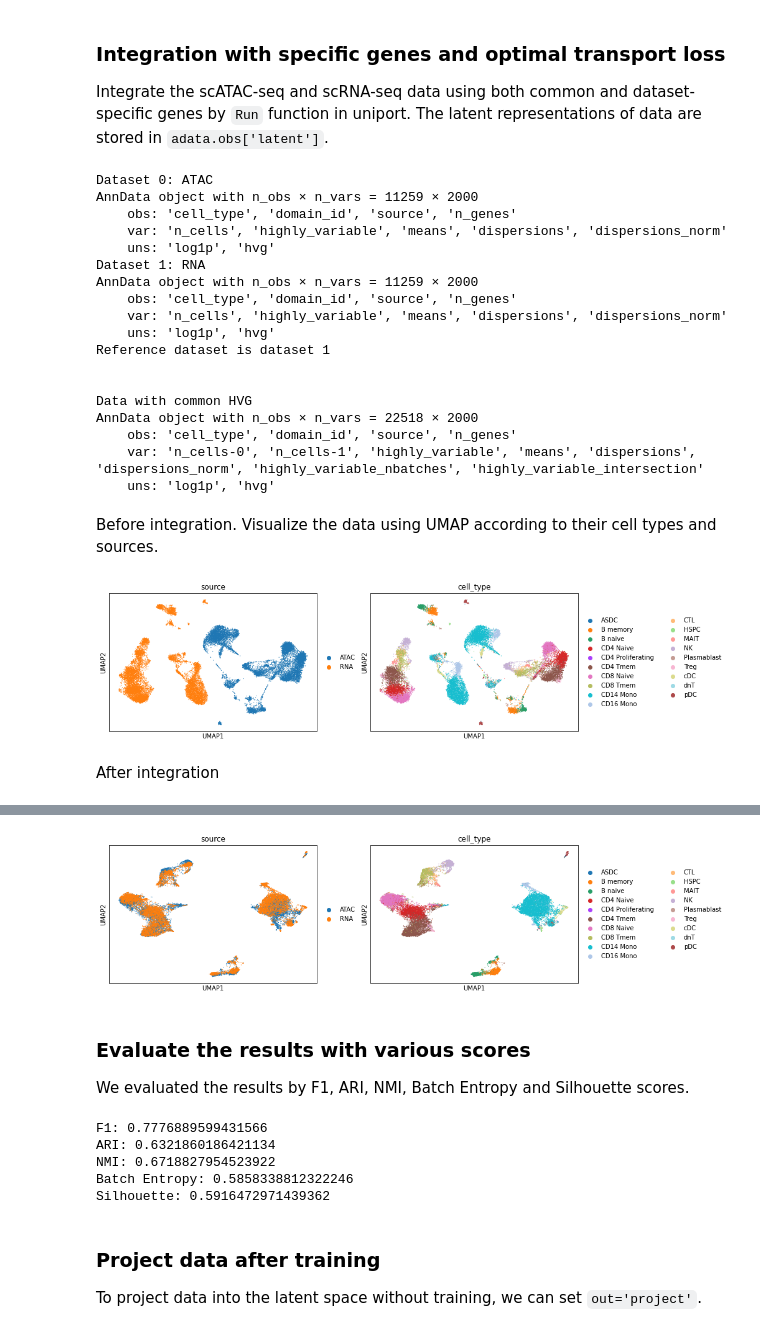
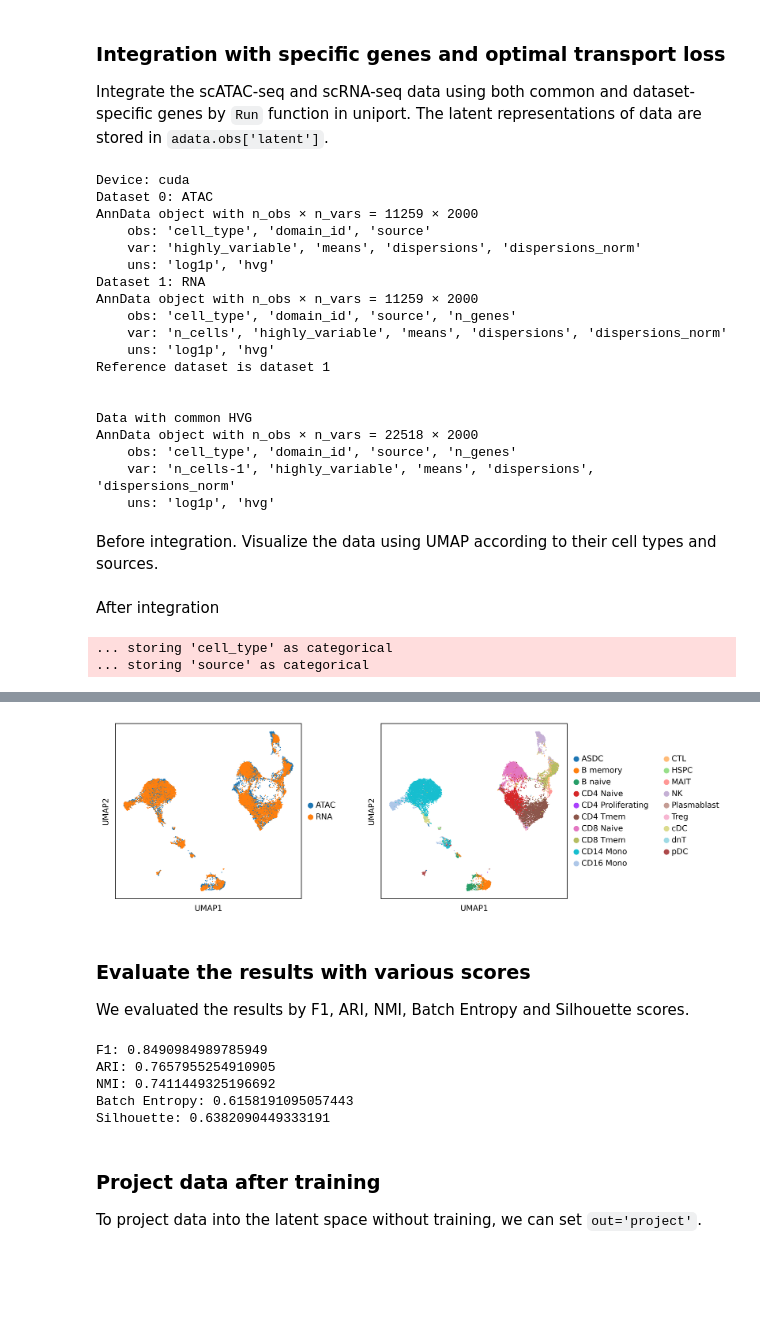
Before and after one commit to caokai1073/uniPort, a Jupyter notebook: docs/source/examples/PBMC/pbmc_integration.ipynb, the cells around one changed output, grey strips where cells are left out. Saved outputs shown, nothing was run; the diff lists cells and outputs as text; code cells hidden in the pictures; blank space fills up the shorter version.

```diff
--- a/docs/source/examples/PBMC/pbmc_integration.ipynb
+++ b/docs/source/examples/PBMC/pbmc_integration.ipynb
@@ -19,5 +19,7 @@ celltype = labels['cluster'].values
 # %% [markdown]
 Read gene activity matrix and RNA counts into `AnnData` objects using `load_file` fucntion in uniport.
 # %%
-adata_atac = up.load_file('PBMC/gene_activity.txt')
-adata_rna = up.load_file('PBMC/RNA_count.txt')
+adata_rna = up.load_file('PBMC/rna.h5ad')
+adata_atac = up.load_file('PBMC/atac_meastro.h5ad')
+print(adata_rna)
+print(adata_atac)
@@ -63,9 +58,11 @@ AnnData object with n_obs × n_vars = 22518 × 8275
 Preprocess data with common genes. Select 2,000 highly variable common genes. \
 Scale data using `batch_scale` function in uniport (modified from [SCALEX](https://scalex.readthedocs.io/en/latest/api/index.html#preprocessing)).
 # %%
+# sc.pp.highly_variable_genes(adata_cm, n_top_genes=2000, flavor="seurat_v3")
 sc.pp.normalize_total(adata_cm)
 sc.pp.log1p(adata_cm)
-sc.pp.highly_variable_genes(adata_cm, n_top_genes=2000, batch_key='domain_id', inplace=False, subset=True)
+sc.pp.highly_variable_genes(adata_cm, n_top_genes=2000, inplace=False, subset=True)
 up.batch_scale(adata_cm)
+# sc.pp.scale(adata_cm)
 print(adata_cm.obs)
 # %% [output]
@@ -147,12 +105,13 @@ adata_cm.write('PBMC/atac_and_rna.h5ad', compression='gzip')
 ### Integration with specific genes and optimal transport loss
 Integrate the scATAC-seq and scRNA-seq data using both common and dataset-specific genes by `Run` function in uniport. The latent representations of data are stored in `adata.obs['latent']`.
 # %%
-adata = up.Run(adatas=[adata_atac, adata_rna], adata_cm=adata_cm, lambda_kl=1.0, lambda_s=1.0)
+adata = up.Run(adatas=[adata_atac,adata_rna], adata_cm=adata_cm, lambda_s=1.0)
 # %% [output]
+Device: cuda
 Dataset 0: ATAC
 AnnData object with n_obs × n_vars = 11259 × 2000
-    obs: 'cell_type', 'domain_id', 'source', 'n_genes'
-    var: 'n_cells', 'highly_variable', 'means', 'dispersions', 'dispersions_norm'
+    obs: 'cell_type', 'domain_id', 'source'
+    var: 'highly_variable', 'means', 'dispersions', 'dispersions_norm'
     uns: 'log1p', 'hvg'
 Dataset 1: RNA
 AnnData object with n_obs × n_vars = 11259 × 2000
@@ -165,21 +124,17 @@ Reference dataset is dataset 1
 Data with common HVG
 AnnData object with n_obs × n_vars = 22518 × 2000
     obs: 'cell_type', 'domain_id', 'source', 'n_genes'
-    var: 'n_cells-0', 'n_cells-1', 'highly_variable', 'means', 'dispersions', 'dispersions_norm', 'highly_variable_nbatches', 'highly_variable_intersection'
+    var: 'n_cells-1', 'highly_variable', 'means', 'dispersions', 'dispersions_norm'
     uns: 'log1p', 'hvg'
 # %% [markdown]
 Before integration. Visualize the data using UMAP according to their cell types and sources.
-# %%
-sc.pp.pca(adata_cm)
-sc.pp.neighbors(adata_cm)
-sc.tl.umap(adata_cm)
-sc.pl.umap(adata_cm, color=['source', 'cell_type'])
-# %% [output]
-[figure, removed]
 # %% [markdown]
 After integration
 # %%
+sc.set_figure_params(dpi=200, fontsize=10)
 sc.pp.neighbors(adata, use_rep='latent')
 sc.tl.umap(adata, min_dist=0.1)
-sc.pl.umap(adata, color=['source', 'cell_type'])
+sc.pl.umap(adata, color=['source', 'cell_type'], save='uniport-pbmc.pdf', title=['',''], wspace=0.3, legend_fontsize=10)
 # %% [output]
+... storing 'cell_type' as categorical
+... storing 'source' as categorical
@@ -186,4 +142,4 @@ sc.pl.umap(adata, color=['source', 'cell_type'])
-[figure, old version]
+[figure, new version]
 # %% [markdown]
 ### Evaluate the results with various scores
 We evaluated the results by F1, ARI, NMI, Batch Entropy and Silhouette scores.
@@ -198,11 +154,11 @@ print('NMI:', normalized_mutual_info_score(adata1.obs['cell_type'], y_test))
 print('Batch Entropy:', up.metrics.batch_entropy_mixing_score(adata.obsm['X_umap'], adata.obs['domain_id']))
 print('Silhouette:', up.metrics.silhouette(adata.obsm['X_umap'], adata.obs['cell_type']))
 # %% [output]
-F1: 0.7776889599431566
-ARI: 0.6321860186421134
-NMI: 0.6718827954523922
-Batch Entropy: 0.5858338812322246
-Silhouette: 0.5916472971439362
+F1: 0.8490984989785949
+ARI: 0.7657955254910905
+NMI: 0.7411449325196692
+Batch Entropy: 0.6158191095057443
+Silhouette: 0.6382090449333191
 # %% [markdown]
 ### Project data after training
 To project data into the latent space without training, we can set `out='project'`.
```
Also changed, not shown: parts of 17 cells of this notebook, 4 other files.
